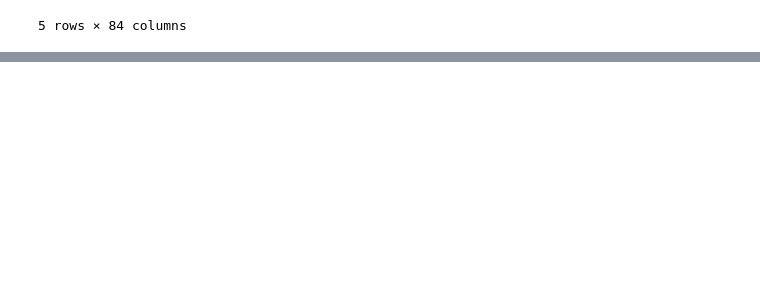
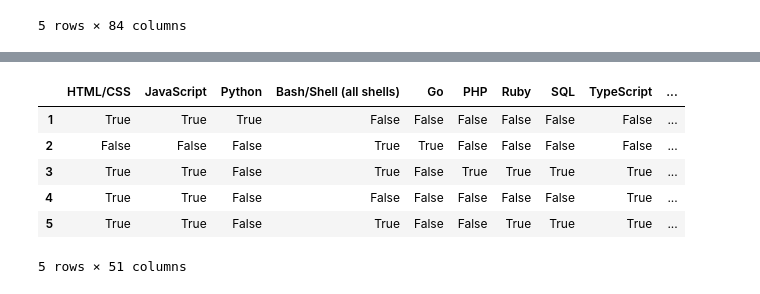
Before and after one commit to quangdungluong/data-scientist-udacity, a Jupyter notebook: Writing-a-Data-Scientist-Blog-Post/stack-overflow-developer-survey-2023.ipynb, the cells around one changed output, grey strips where cells are left out. Cells and saved outputs as stored; diff of their text form; code cells hidden in the pictures; blank space fills up the shorter version.

```diff
--- a/Writing-a-Data-Scientist-Blog-Post/stack-overflow-developer-survey-2023.ipynb
+++ b/Writing-a-Data-Scientist-Blog-Post/stack-overflow-developer-survey-2023.ipynb
@@ -35,0 +59,12 @@ Index(['ResponseId', 'Q120', 'MainBranch', 'Age', 'Employment', 'RemoteWork',
+# %%
+language_have_worked_with_df = split_multi_col(survey["LanguageHaveWorkedWith"])
+languages_worked_percentages = language_have_worked_with_df.mean().sort_values(ascending=False) * 100
+language_have_worked_with_df.head()
+# %% [output]
+|  | HTML/CSS | JavaScript | Python | Bash/Shell (all shells) | Go | PHP | Ruby | SQL | TypeScript | ... |
+| 1 | True | True | True | False | False | False | False | False | False | ... |
+| 2 | False | False | False | True | True | False | False | False | False | ... |
+| 3 | True | True | False | True | False | True | True | True | True | ... |
+| 4 | True | True | False | False | False | False | False | False | True | ... |
+| 5 | True | True | False | True | False | False | True | True | True | ... |
+5 rows × 51 columns
```
Also changed, not shown: parts of 13 cells of this notebook, 3 other files.
